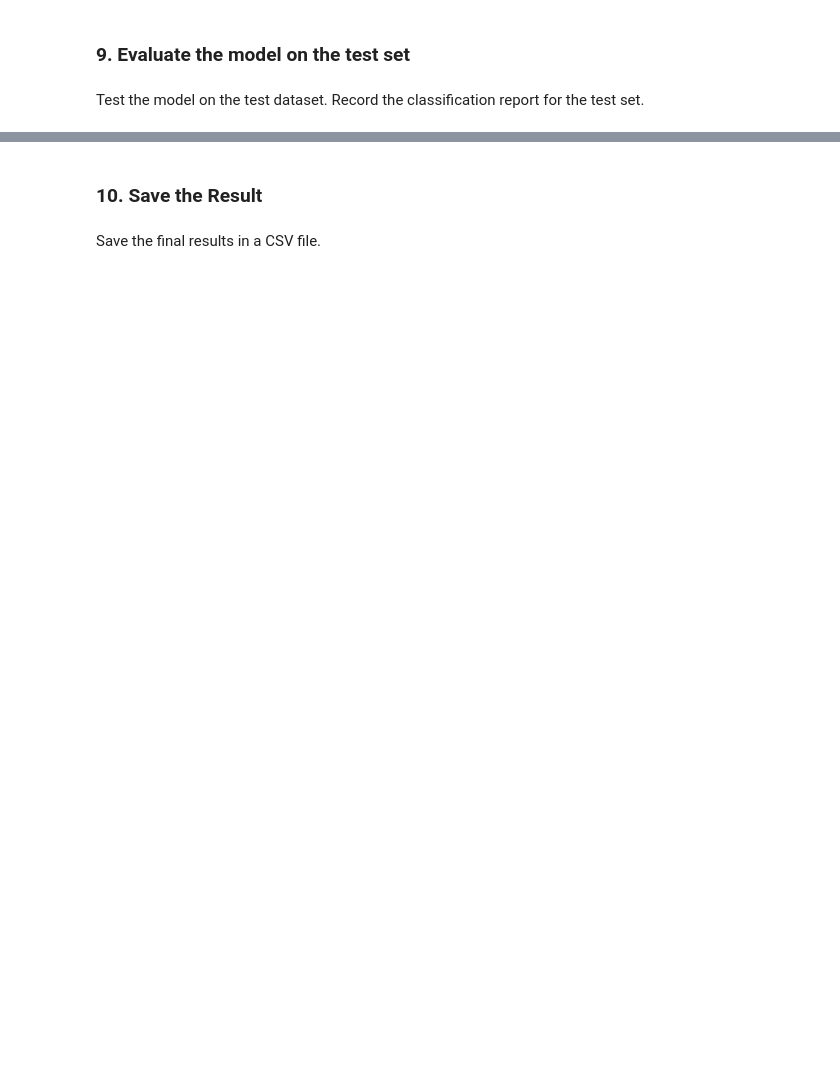
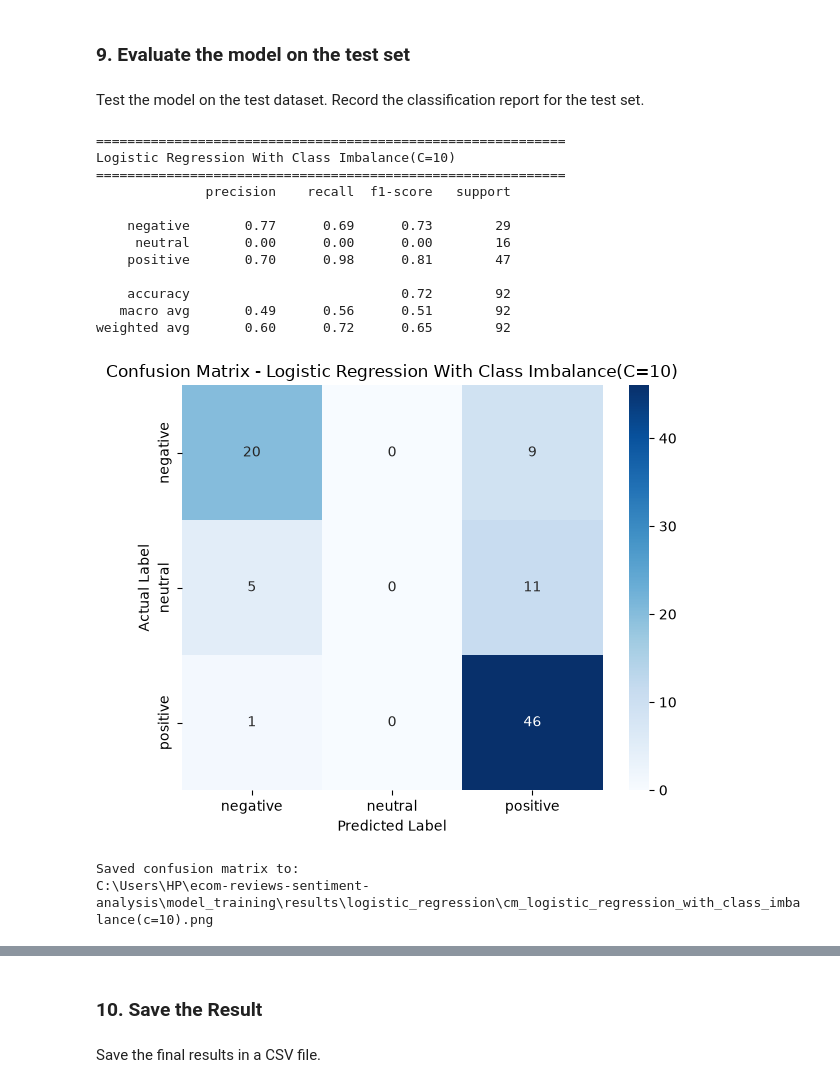
Before and after one commit to pangtengg/ecom-reviews-sentiment-analysis, a Jupyter notebook: model_training/logistic_regression.ipynb, the cells around one changed output, grey strips where cells are left out. Saved outputs shown, nothing was run; the diff lists cells and outputs as text; code cells hidden in the pictures; blank space fills up the shorter version.

```diff
--- a/model_training/logistic_regression.ipynb
+++ b/model_training/logistic_regression.ipynb
@@ -319,6 +410,37 @@ Final model trained with C = 10
 ### 9. Evaluate the model on the test set
 # %% [markdown]
 Test the model on the test dataset. Record the classification report for the test set.
+# %%
+#Final test evaluation
+
+test_metrics, y_test_pred = evaluate_model(
+    f"Logistic Regression With Class Imbalance(C={best_C})",
+    lr_model,
+    X_test,
+    y_test
+)
+
+plot_confusion_matrix(
+    f"Logistic Regression With Class Imbalance(C={best_C})",
+    y_test,
+    y_test_pred
+)
+# %% [output]
+============================================================
+Logistic Regression With Class Imbalance(C=10)
+============================================================
+              precision    recall  f1-score   support
+
+    negative       0.77      0.69      0.73        29
+     neutral       0.00      0.00      0.00        16
+    positive       0.70      0.98      0.81        47
+
+    accuracy                           0.72        92
+   macro avg       0.49      0.56      0.51        92
+weighted avg       0.60      0.72      0.65        92
+[figure, added]
+Saved confusion matrix to:
+C:\Users\HP\ecom-reviews-sentiment-analysis\model_training\results\logistic_regression\cm_logistic_regression_with_class_imbalance(c=10).png
 # %%
 #Final test evaluation
 
```
Also changed, not shown: parts of 8 cells of this notebook, 4 other files.
